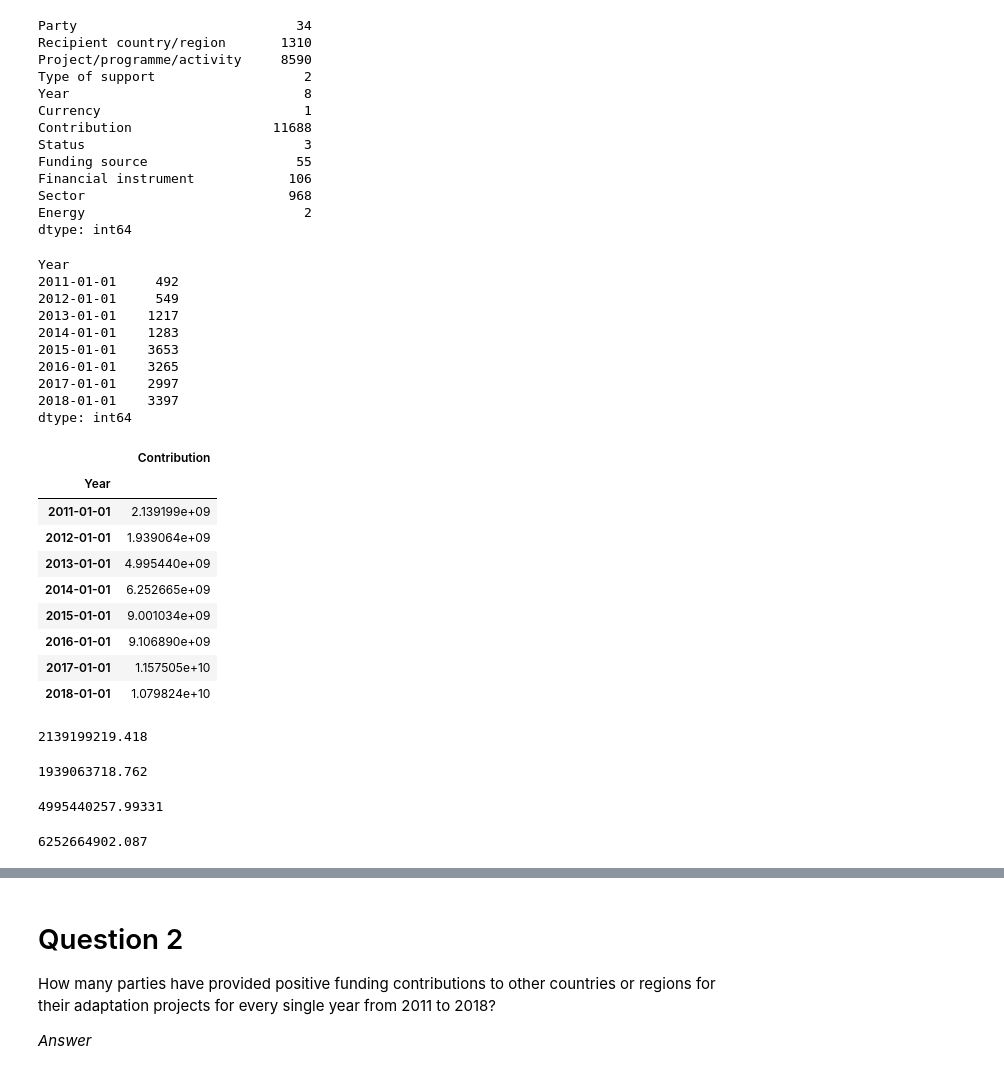
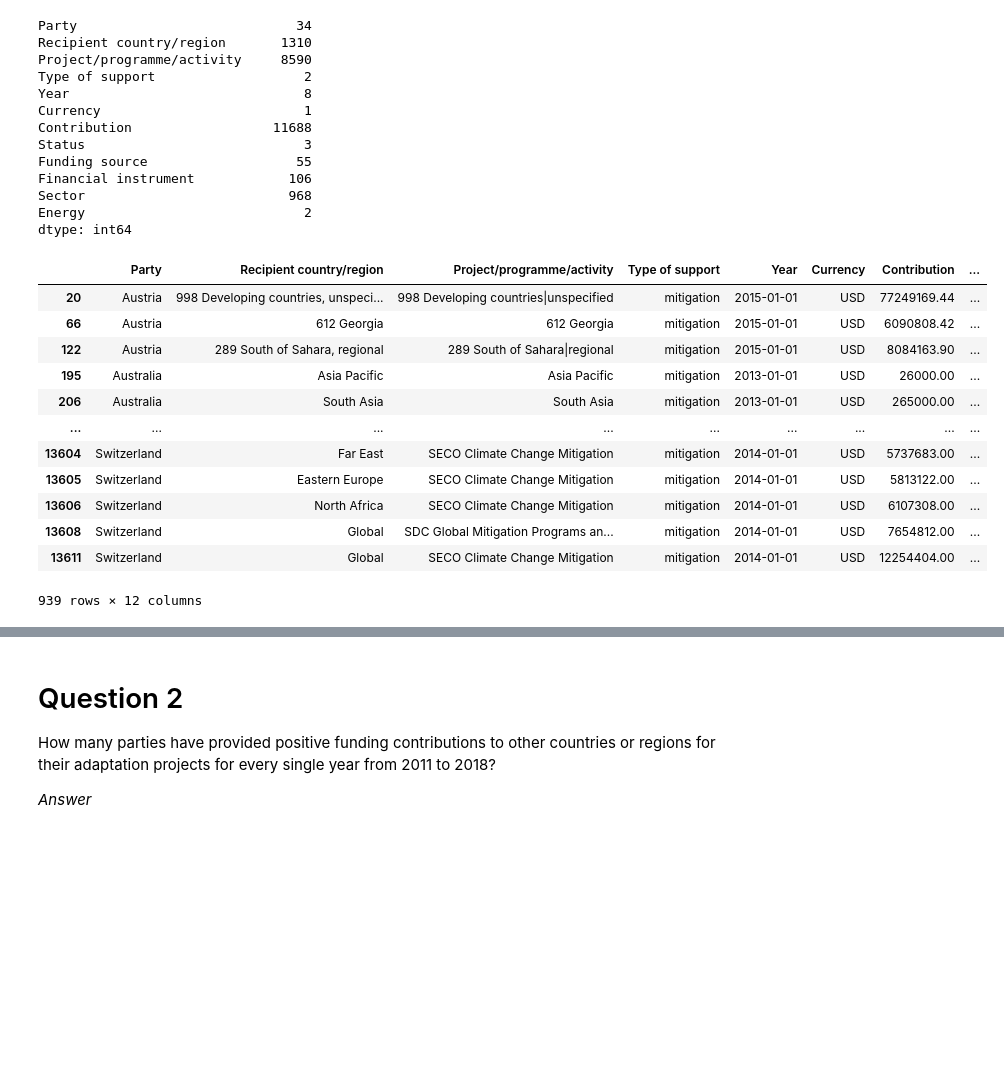
Before and after one commit to amandarice97/data-analytics, a Jupyter notebook: danl-m1-hw6-Rice-Amanda.ipynb, the cells around one changed output, grey strips where cells are left out. Cells and saved outputs as stored; diff of their text form; code cells hidden in the pictures; blank space fills up the shorter version.

```diff
--- a/danl-m1-hw6-Rice-Amanda.ipynb
+++ b/danl-m1-hw6-Rice-Amanda.ipynb
@@ -91,51 +91,23 @@ Financial instrument            106
 Sector                          968
 Energy                            2
 dtype: int64
-# %%
-year_1 = climate_finance.groupby("Year")
-len(year_1)
-year_1.size()
-# %% [output]
-Year
-2011-01-01     492
-2012-01-01     549
-2013-01-01    1217
-2014-01-01    1283
-2015-01-01    3653
-2016-01-01    3265
-2017-01-01    2997
-2018-01-01    3397
-dtype: int64
+# %%
+provided = climate_finance["Status"] == "provided"
+mitigation = climate_finance["Type of support"] == "mitigation"
+climate_finance[ provided & mitigation] # filter by Status = provided, Type of support = mitigation
+# %% [output]
+|  | Party | Recipient country/region | Project/programme/activity | Type of support | Year | Currency | Contribution | ... |
+| 20 | Austria | 998 Developing countries, unspeci... | 998 Developing countries|unspecified | mitigation | 2015-01-01 | USD | 77249169.44 | ... |
+| 66 | Austria | 612 Georgia | 612 Georgia | mitigation | 2015-01-01 | USD | 6090808.42 | ... |
+| 122 | Austria | 289 South of Sahara, regional | 289 South of Sahara|regional | mitigation | 2015-01-01 | USD | 8084163.90 | ... |
+| 195 | Australia | Asia Pacific | Asia Pacific | mitigation | 2013-01-01 | USD | 26000.00 | ... |
+| 206 | Australia | South Asia | South Asia | mitigation | 2013-01-01 | USD | 265000.00 | ... |
+| ... | ... | ... | ... | ... | ... | ... | ... | ... |
+| 13604 | Switzerland | Far East | SECO Climate Change Mitigation | mitigation | 2014-01-01 | USD | 5737683.00 | ... |
+| 13605 | Switzerland | Eastern Europe | SECO Climate Change Mitigation | mitigation | 2014-01-01 | USD | 5813122.00 | ... |
+| 13606 | Switzerland | North Africa | SECO Climate Change Mitigation | mitigation | 2014-01-01 | USD | 6107308.00 | ... |
+| 13608 | Switzerland | Global | SDC Global Mitigation Programs an... | mitigation | 2014-01-01 | USD | 7654812.00 | ... |
+| 13611 | Switzerland | Global | SECO Climate Change Mitigation | mitigation | 2014-01-01 | USD | 12254404.00 | ... |
+939 rows × 12 columns
 # %%
-(
-    climate_finance
-    .groupby("Year")[['Contribution', 'Party']]
-    .sum()
-)
+party_and_year = climate_finance.groupby(["Party", "Year"]) # group by Party then Year
-# %% [output]
-|  | Contribution |
-| Year |  |
-| 2011-01-01 | 2.139199e+09 |
-| 2012-01-01 | 1.939064e+09 |
-| 2013-01-01 | 4.995440e+09 |
-| 2014-01-01 | 6.252665e+09 |
-| 2015-01-01 | 9.001034e+09 |
-| 2016-01-01 | 9.106890e+09 |
-| 2017-01-01 | 1.157505e+10 |
-| 2018-01-01 | 1.079824e+10 |
-# %%
-year_1["Contribution"].get_group("2011-01-01").sum() # total contributions in 2011
-# %% [output]
-2139199219.418
-# %%
-year_1["Contribution"].get_group("2012-01-01").sum() # total contributions in 2012
-# %% [output]
-1939063718.762
-# %%
-year_1["Contribution"].get_group("2013-01-01").sum() # total contributions in 2013
-# %% [output]
-4995440257.99331
-# %%
-year_1["Contribution"].get_group("2014-01-01").sum() # total contributions in 2014
-# %% [output]
-6252664902.087
```
Also changed, not shown: parts of 30 cells of this notebook.
